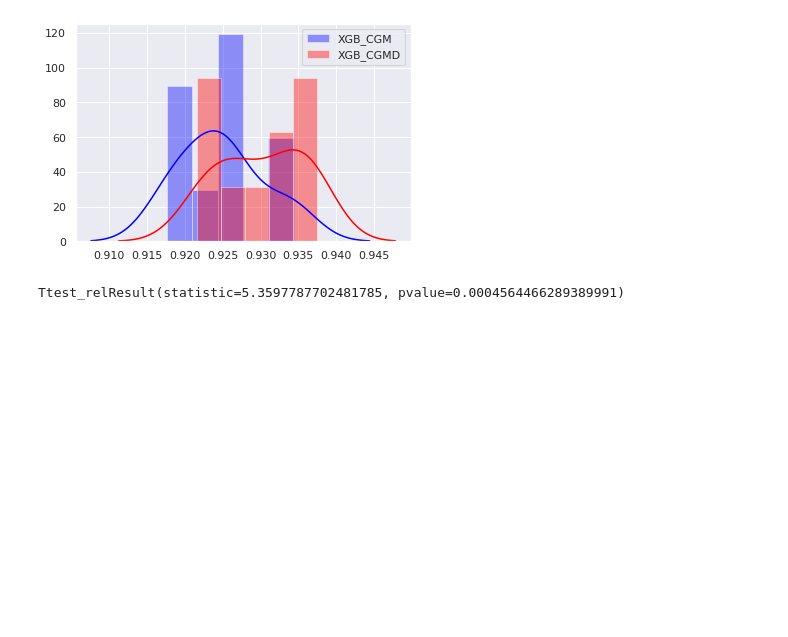
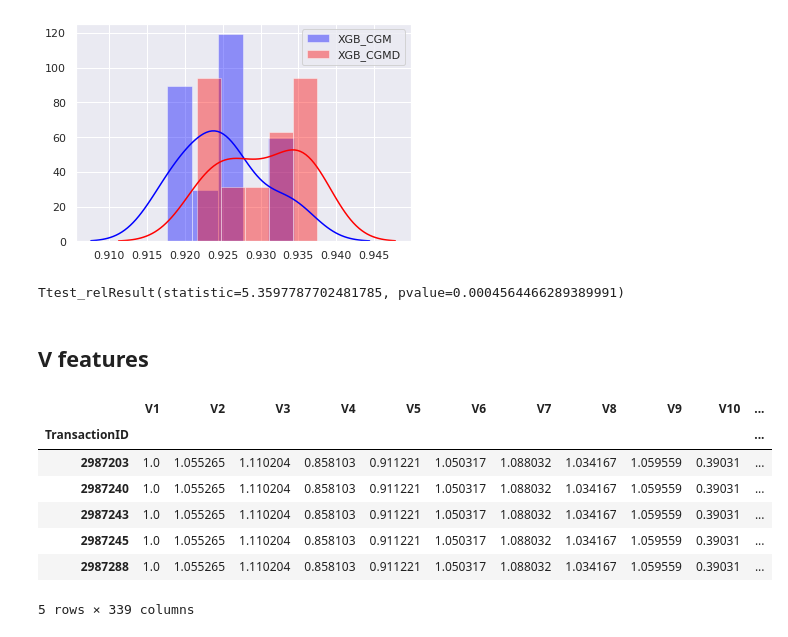
Before and after one commit to VladimirIsakov91/IEEE-CISFraudDetection, a Jupyter notebook: IEEE-CISFraudDetection.ipynb, the cells around one changed output. Saved outputs shown, nothing was run; the diff lists cells and outputs as text; code cells hidden in the pictures; blank space fills up the shorter version.

```diff
--- a/IEEE-CISFraudDetection.ipynb
+++ b/IEEE-CISFraudDetection.ipynb
@@ -861,3 +861,20 @@ plt.legend()
 ttest_rel(xgb_cgmd.aucs, xgb_cgm.aucs)
 # %% [output]
 Ttest_relResult(statistic=5.3597787702481785, pvalue=0.0004564466289389991)
+# %% [markdown]
+## V features
+# %%
+features = [f'V{i}' for i in range(1,340)]
+# %%
+V = X[features]
+# %%
+V.head()
+# %% [output]
+|  | V1 | V2 | V3 | V4 | V5 | V6 | V7 | V8 | V9 | V10 | ... |
+| TransactionID |  |  |  |  |  |  |  |  |  |  | ... |
+| 2987203 | 1.0 | 1.055265 | 1.110204 | 0.858103 | 0.911221 | 1.050317 | 1.088032 | 1.034167 | 1.059559 | 0.39031 | ... |
+| 2987240 | 1.0 | 1.055265 | 1.110204 | 0.858103 | 0.911221 | 1.050317 | 1.088032 | 1.034167 | 1.059559 | 0.39031 | ... |
+| 2987243 | 1.0 | 1.055265 | 1.110204 | 0.858103 | 0.911221 | 1.050317 | 1.088032 | 1.034167 | 1.059559 | 0.39031 | ... |
+| 2987245 | 1.0 | 1.055265 | 1.110204 | 0.858103 | 0.911221 | 1.050317 | 1.088032 | 1.034167 | 1.059559 | 0.39031 | ... |
+| 2987288 | 1.0 | 1.055265 | 1.110204 | 0.858103 | 0.911221 | 1.050317 | 1.088032 | 1.034167 | 1.059559 | 0.39031 | ... |
+5 rows × 339 columns
```
Also changed, not shown: parts of 9 cells of this notebook.
